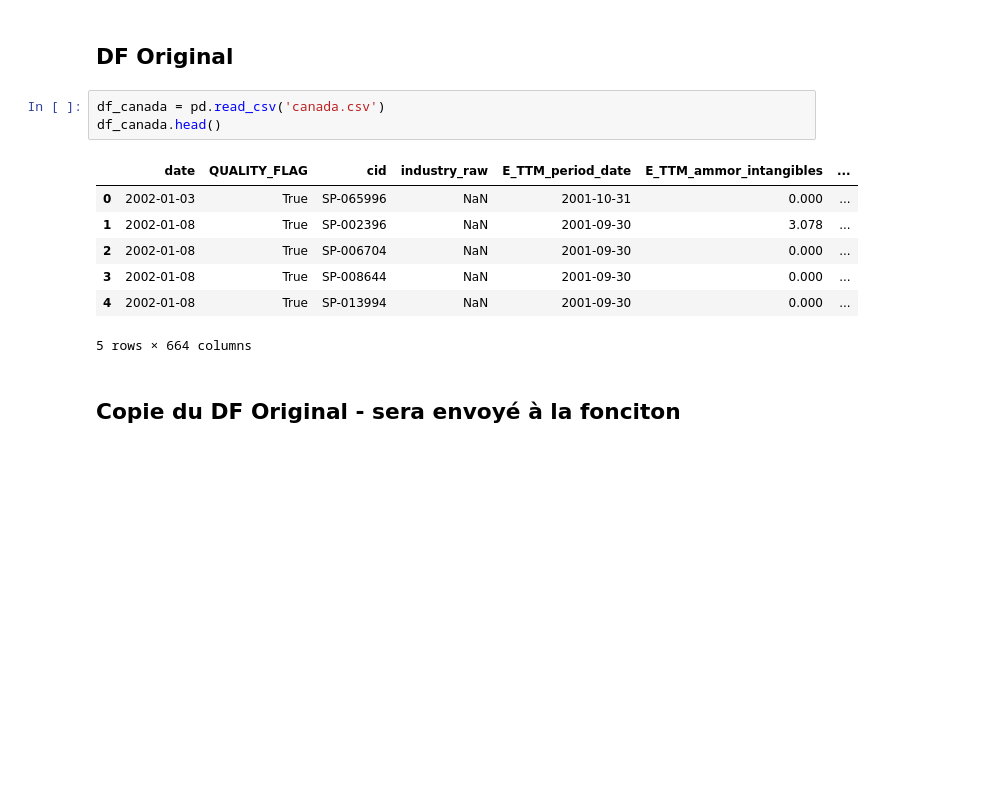
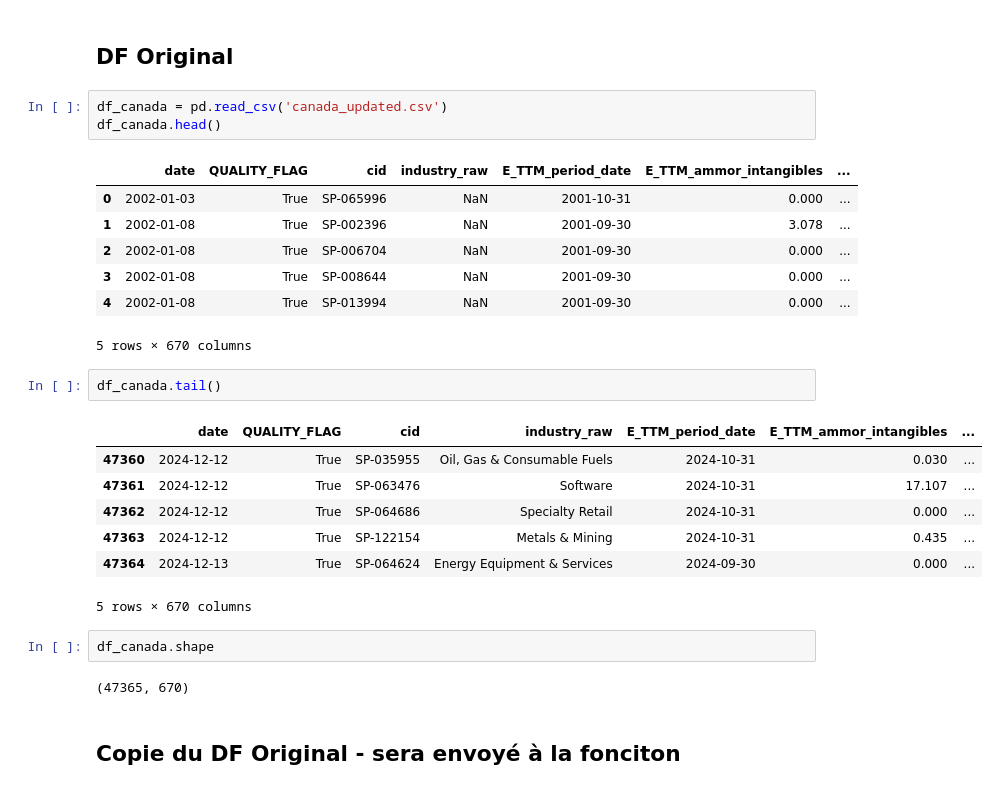
Before and after one commit to DominicPrenovost/AutoML-Practice, a Jupyter notebook: Code_Clean_Dominic.ipynb, the cells around one changed output. Cells and saved outputs as stored; diff of their text form; blank space fills up the shorter version.

```diff
--- a/Code_Clean_Dominic.ipynb
+++ b/Code_Clean_Dominic.ipynb
@@ -6,7 +8,7 @@ from dateutil.relativedelta import relativedelta
 # %% [markdown]
 ## DF Original
 # %%
-df_canada = pd.read_csv('canada.csv')
+df_canada = pd.read_csv('canada_updated.csv')
 df_canada.head()
 # %% [output]
 |  | date | QUALITY_FLAG | cid | industry_raw | E_TTM_period_date | E_TTM_ammor_intangibles | ... |
@@ -15,7 +17,21 @@ df_canada.head()
 | 2 | 2002-01-08 | True | SP-006704 | NaN | 2001-09-30 | 0.000 | ... |
 | 3 | 2002-01-08 | True | SP-008644 | NaN | 2001-09-30 | 0.000 | ... |
 | 4 | 2002-01-08 | True | SP-013994 | NaN | 2001-09-30 | 0.000 | ... |
-5 rows × 664 columns
+5 rows × 670 columns
+# %%
+df_canada.tail()
+# %% [output]
+|  | date | QUALITY_FLAG | cid | industry_raw | E_TTM_period_date | E_TTM_ammor_intangibles | ... |
+| 47360 | 2024-12-12 | True | SP-035955 | Oil, Gas & Consumable Fuels | 2024-10-31 | 0.030 | ... |
+| 47361 | 2024-12-12 | True | SP-063476 | Software | 2024-10-31 | 17.107 | ... |
+| 47362 | 2024-12-12 | True | SP-064686 | Specialty Retail | 2024-10-31 | 0.000 | ... |
+| 47363 | 2024-12-12 | True | SP-122154 | Metals & Mining | 2024-10-31 | 0.435 | ... |
+| 47364 | 2024-12-13 | True | SP-064624 | Energy Equipment & Services | 2024-09-30 | 0.000 | ... |
+5 rows × 670 columns
+# %%
+df_canada.shape
+# %% [output]
+(47365, 670)
 # %% [markdown]
 ## Copie du DF Original - sera envoyé à la fonciton
 # %%
```
Also changed, not shown: parts of 23 cells of this notebook, 3 other files.
